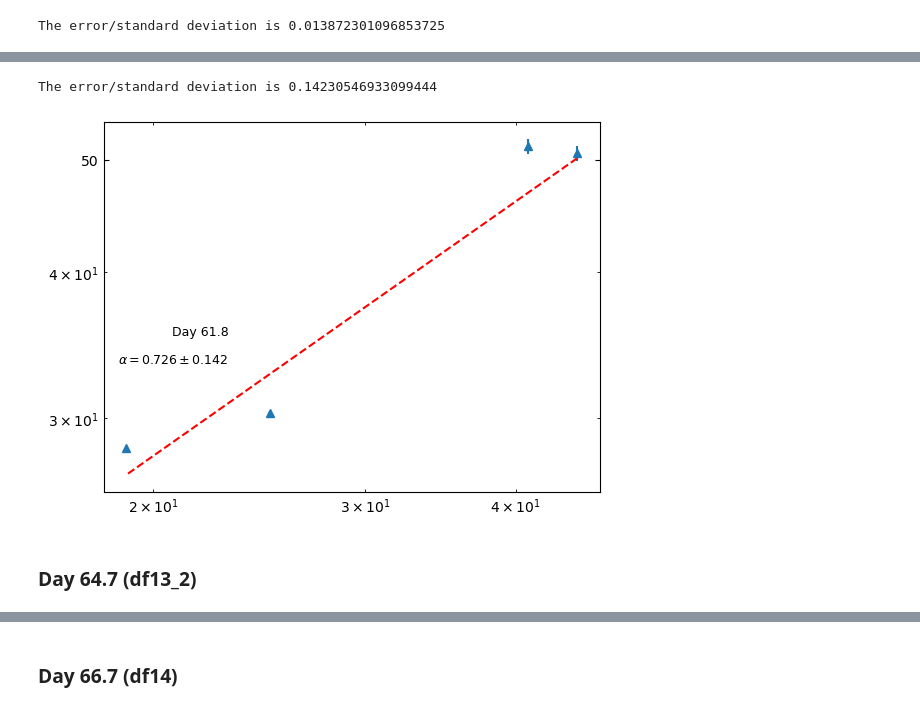
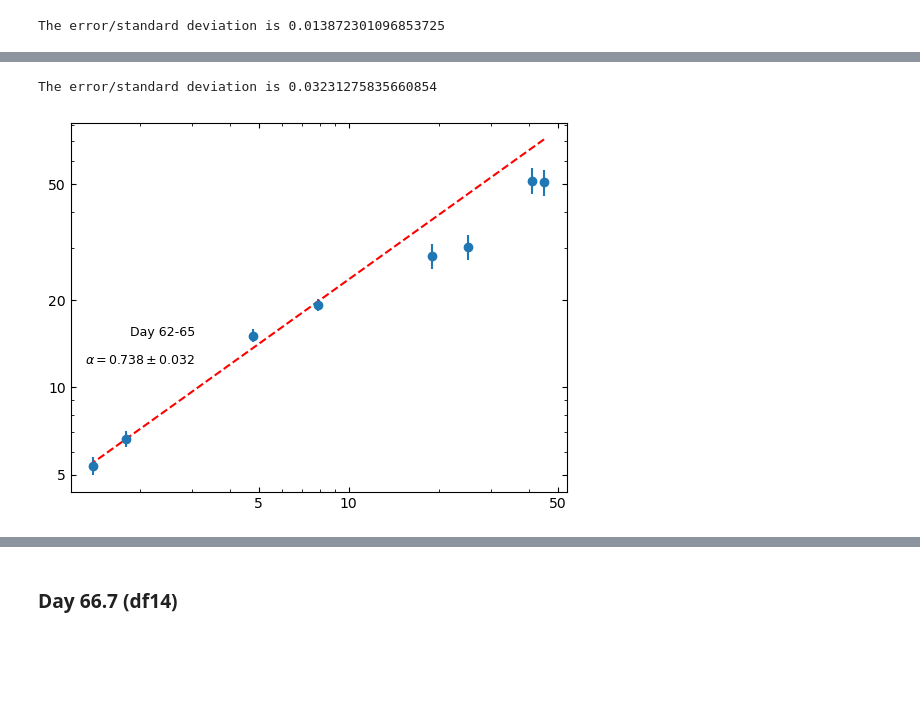
Before and after one commit to Wilhelm005/Research-Code, a Jupyter notebook: V407_Spectral_Index.ipynb, the cells around one changed output, grey strips where cells are left out. Drawn from its saved outputs; the diff is of its cells as text; code cells hidden in the pictures; blank space fills up the shorter version.

```diff
--- a/V407_Spectral_Index.ipynb
+++ b/V407_Spectral_Index.ipynb
@@ -528,9 +528,8 @@ df11 = pd.DataFrame(E11, columns = ["MJD","Epoch","Freq","Flux","Error (gaussfit
 
 df12 = pd.DataFrame(E12, columns = ["MJD","Epoch","Freq","Flux","Error (gaussfit or image)","Error3 (calibration) (%)"])
 
-df13_1 = pd.DataFrame(E13_1, columns = ["MJD","Epoch","Freq","Flux","Error (gaussfit or image)","Error3 (calibration) (%)"])
+df13 = pd.DataFrame(E13, columns = ["MJD","Epoch","Freq","Flux","Error (gaussfit or image)","Error3 (calibration) (%)"])
 
-df13_2 = pd.DataFrame(E13_2, columns = ["MJD","Epoch","Freq","Flux","Error (gaussfit or image)","Error3 (calibration) (%)"])
 
 df14 = pd.DataFrame(E14, columns = ["MJD","Epoch","Freq","Flux","Error (gaussfit or image)","Error3 (calibration) (%)"])
 
@@ -1795,30 +1891,30 @@ plt.show();
 # %%
-mask = df13_1['Flux'] > 3 * df13_1['Error (gaussfit or image)']  # apply detection threshold
+mask = df13['Flux'] > 3 * df13['Error (gaussfit or image)']  # apply detection threshold
 
-x13_1 = df13_1['Freq'][mask].values.tolist()
-y13_1 = df13_1['Flux'][mask].values.tolist()
-yerr13_1 = df13_1['Error (gaussfit or image)'][mask].values.tolist()
+x13 = df13['Freq'][mask].values.tolist()
+y13 = df13['Flux'][mask].values.tolist()
+yerr13 = df13['Error (gaussfit or image)'][mask].values.tolist()
 # %%
-yerr13_1 = error(yerr13_1, x13_1, y13_1)
+yerr13 = error(yerr13, x13, y13)
 # %%
 
 
-PL13_1 =  PowerLaw1D(amplitude = y13_1[0], x_0= x13_1[0], alpha= -2.3)
+PL13 =  PowerLaw1D(amplitude = y13[0], x_0= x13[0], alpha= -2.3)
 
 #Initialize fitters
 #setting calc_uncertainties=True to output errors on measurement
 
-fit13_1 = fitting.LevMarLSQFitter(calc_uncertainties=True)
+fit13 = fitting.LevMarLSQFitter(calc_uncertainties=True)
 
 #Fit the data w/o weights
-fit_model13_1 = fit13_1(PL13_1, x13_1, y13_1)
+fit_model13 = fit13(PL13, x13, y13)
 
 
 #weight is 1/error^2
-y_weight13_1 = 1/ (np.power(yerr13_1, 2))
+y_weight13 = 1/ (np.power(yerr13, 2))
 
 # fit the data using the uncertainties as weights
-fit_model_weights13_1 = fit13_1(PL13_1, x13_1, y13_1, weights=y_weight13_1)
+fit_model_weights13 = fit13(PL13, x13, y13, weights=y_weight13)
 
-fit_model_weights13_1
+fit_model_weights13
 # %% [output]
@@ -1849,12 +1942,13 @@ fit13_1.fit_info
 # %%
 #taking fvec
-fvec13_1 = np.array([-0.0201772 , -0.16658246,  0.26234364, -0.18029134])
-var13_1 = np.var(fvec13_1)
+fvec13 = np.array([ 0.78181948,  0.56090748,  1.71978501,  1.17855369,  0.57860662,
+        -2.41377788, -0.18934673,  0.94105272])
+var13 = np.var(fvec13)
 
 #taking cov_x
-cov_x13_1 = np.array([[ 5.06107629e+33,  6.48427149e+33, -3.81315982e+16],
-        [ 6.48427149e+33,  8.30767497e+33, -4.88543584e+16],
-        [-3.81315982e+16, -4.88543584e+16,  6.39104778e-01]])
+cov_x13 = np.array([[ 6.38560720e+31,  5.07699907e+31, -1.08828412e+14],
+        [ 5.07699907e+31,  4.03656515e+31, -8.65261091e+13],
+        [-1.08828412e+14, -8.65261091e+13,  7.51922467e-04]])
 
 def stand(cov):
     diag = np.diagonal(cov)
@@ -1863,33 +1957,33 @@ def stand(cov):
     sd3 = np.sqrt(diag[2])
     return(sd1,sd2,sd3)
 
-diag13_1 = stand(cov_x13_1*var13_1)
+diag13 = stand(cov_x13*var13)
 
 #The last diagonal element corresponds to alpha
 #So here we are calculating the standard deviation on the slope
 
 #print(diag)  #prints standard deviations of all three variances
 
-print('The error/standard deviation is', diag13_1[2]) #Just showing the standard deviation on the slope
+print('The error/standard deviation is', diag13[2]) #Just showing the standard deviation on the slope
 # %% [output]
-The error/standard deviation is 0.14230546933099444
+The error/standard deviation is 0.03231275835660854
 # %%
 #plotting to check
 fig,ax = plt.subplots()
-mask = df13_1['Flux'] > 3 * df13_1['Error (gaussfit or image)']  # apply detection threshold
+mask = df13['Flux'] > 3 * df13['Error (gaussfit or image)']  # apply detection threshold
+mask2 = df13['Flux'] < 3 * df13['Error (gaussfit or image)']  # apply detection threshold
 if mask.any():  # proceed only if at least one detection
-    ax.errorbar(df13_1['Freq'][mask], df13_1['Flux'][mask], yerr=df13_1['Error (gaussfit or image)'][mask], fmt='^')
+    ax.errorbar(df13['Freq'][mask], df13['Flux'][mask], yerr=yerr13, fmt='o')
+    ax.scatter(df13['Freq'][mask2], (df13['Flux'][mask2] + 3*df13['Error (gaussfit or image)'][mask2]), marker='v')
     ax.set_xscale('log')
     ax.set_xticks([1, 5, 10, 50], labels=['1', '5', '10', '50'])
     ax.set_yscale('log')
     ax.set_yticks([1, 5, 10, 20, 50], labels=['1', '5', '10', '20', '50'])
-    ax.annotate('Day 61.8', xy=(90, 120), xycoords='axes points', size=9, ha='right', va='top', bbox=dict(boxstyle='round', fc='w', ec="w"))
+    ax.annotate('Day 62-65', xy=(90, 120), xycoords='axes points', size=9, ha='right', va='top', bbox=dict(boxstyle='round', fc='w', ec="w"))
     ax.tick_params(axis='both', which='both', direction='in', top=True, right=True)
-    ax.plot(df13_1['Freq'][mask], fit_model_weights13_1(df13_1['Freq'][mask]), 'r--')
-    ax.annotate('${\u03B1 = 0.726 \\pm 0.142}$', xy=(90, 100), xycoords='axes points', size=9, ha='right', va='top', bbox=dict(boxstyle='round', fc='w', ec="w"))
+    ax.plot(df13['Freq'][mask], fit_model_weights13(df13['Freq'][mask]), 'r--')
+    ax.annotate('${\u03B1 = 0.738 \\pm 0.032}$', xy=(90, 100), xycoords='axes points', size=9, ha='right', va='top', bbox=dict(boxstyle='round', fc='w', ec="w"))
 
 plt.show();
 # %% [output]
-[figure, old version]
+[figure, new version]
-# %% [markdown]
-### Day 64.7 (df13_2)
```
Also changed, not shown: parts of 78 cells of this notebook.
